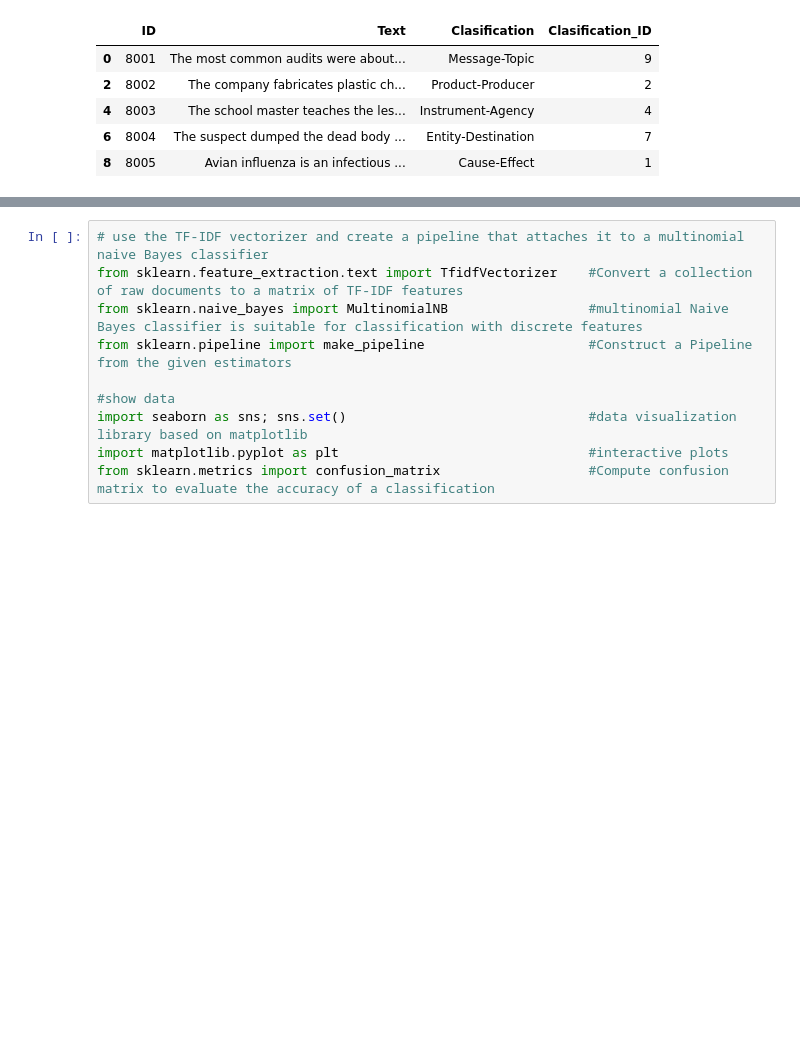
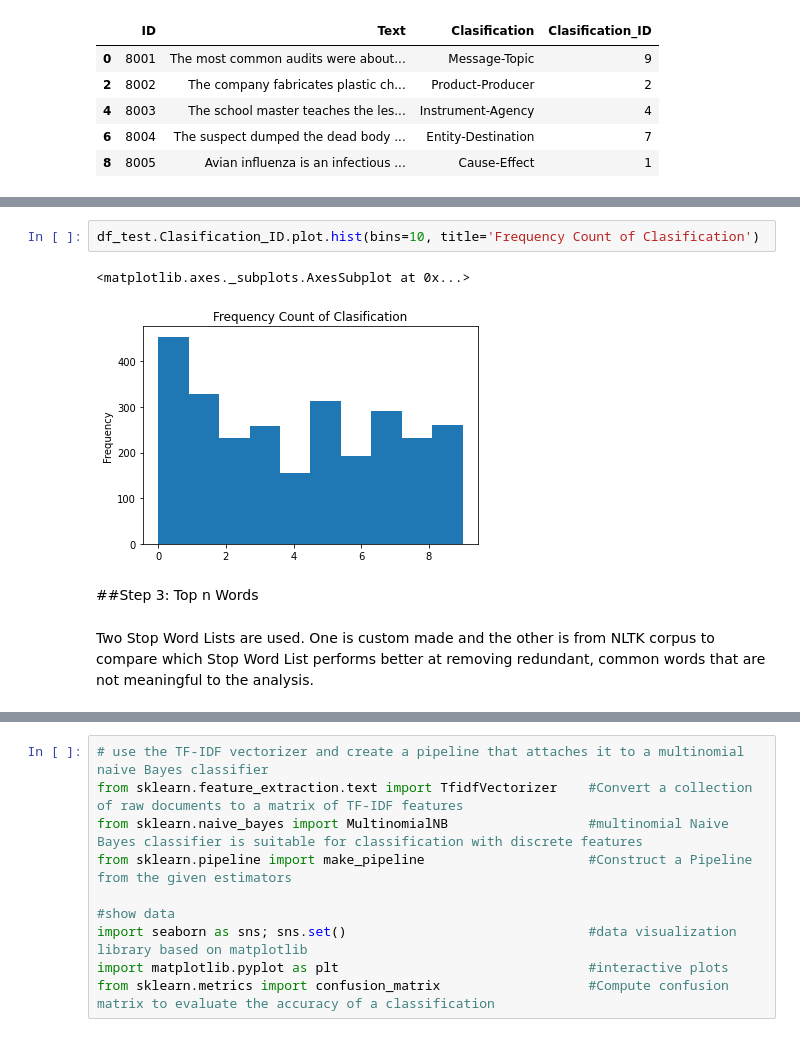
Before and after one commit to chenjinghao/Group-9C-Capstone, a Jupyter notebook: Sem-Eval 2010 Task8.ipynb, the cells around one changed output, grey strips where cells are left out. Drawn from its saved outputs; the diff is of its cells as text; blank space fills up the shorter version.

```diff
--- a/Sem-Eval 2010 Task8.ipynb
+++ b/Sem-Eval 2010 Task8.ipynb
@@ -154,0 +171,9 @@ Output rows: 2717
+# %%
+df_test.Clasification_ID.plot.hist(bins=10, title='Frequency Count of Clasification')
+# %% [output]
+<matplotlib.axes._subplots.AxesSubplot at 0x...>
+[figure, added]
+# %% [markdown]
+##Step 3: Top n Words
+# %% [markdown]
+Two Stop Word Lists are used. One is custom made and the other is from NLTK corpus to compare which Stop Word List performs better at removing redundant, common words that are not meaningful to the analysis.
```
Also changed, not shown: parts of 48 cells of this notebook.
